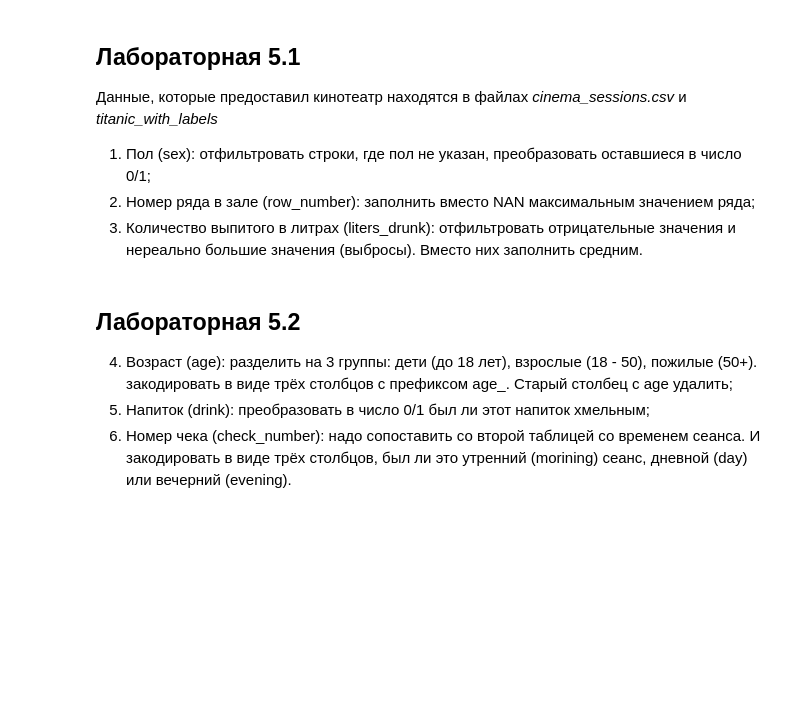
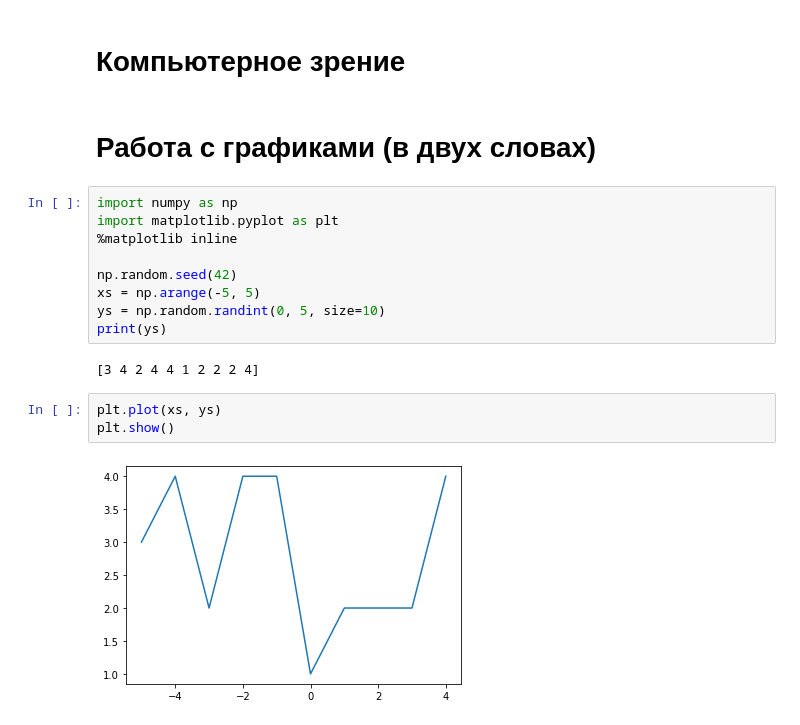
Before and after one commit to vvabi-sabi/PAC, a Jupyter notebook: Lesson5.ipynb, the cells around one changed output. Cells and saved outputs as stored; diff of their text form; blank space fills up the shorter version.

```diff
--- a/Lesson5.ipynb
+++ b/Lesson5.ipynb
@@ -1240,12 +1,20 @@ df_.plot(y='Liquid', kind='bar', color=df_['color_API'], figsize=(16, 3))
-# %% [markdown]
-## Лабораторная 5.1
-Данные, которые предоставил кинотеатр находятся в файлах *cinema_sessions.csv* и *titanic_with_labels*
-
-1. Пол (sex): отфильтровать строки, где пол не указан, преобразовать оставшиеся в число 0/1;
-2. Номер ряда в зале (row_number): заполнить вместо NAN максимальным значением ряда;
-3. Количество выпитого в литрах (liters_drunk): отфильтровать отрицательные значения и нереально большие значения (выбросы). Вместо них заполнить средним.
-# %% [markdown]
-## Лабораторная 5.2
-4. Возраст (age): разделить на 3 группы: дети (до 18 лет), взрослые (18 - 50), пожилые (50+). закодировать в виде трёх столбцов с префиксом age_. Старый столбец с age удалить;
-5. Напиток (drink): преобразовать в число 0/1 был ли этот напиток хмельным;
-6. Номер чека (check_number): надо сопоставить со второй таблицей со временем сеанса. И закодировать в виде трёх столбцов, был ли это утренний (morining) сеанс, дневной (day) или вечерний (evening).
+# %% [markdown]
+# Компьютерное зрение
+# %% [markdown]
+# Работа с графиками (в двух словах)
+# %%
+import numpy as np
+import matplotlib.pyplot as plt
+%matplotlib inline
+
+np.random.seed(42)
+xs = np.arange(-5, 5)
+ys = np.random.randint(0, 5, size=10)
+print(ys)
+# %% [output]
+[3 4 2 4 4 1 2 2 2 4]
+# %%
+plt.plot(xs, ys)
+plt.show()
+# %% [output]
+[figure, added]
```
Also changed, not shown: parts of 203 cells of this notebook.
